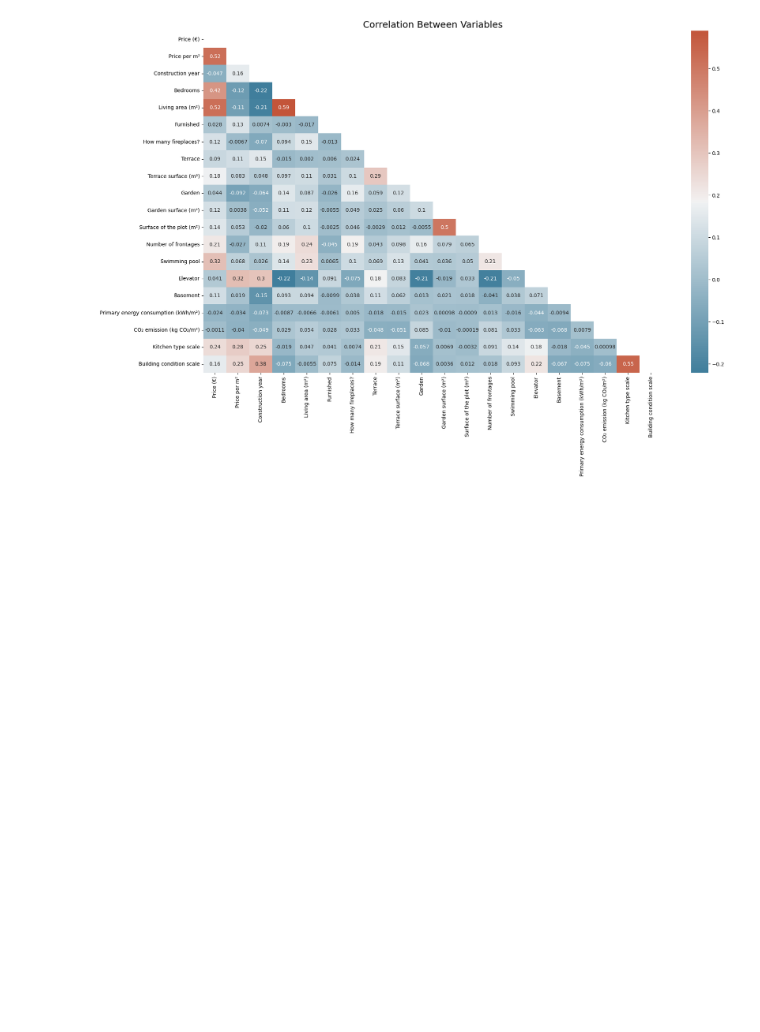
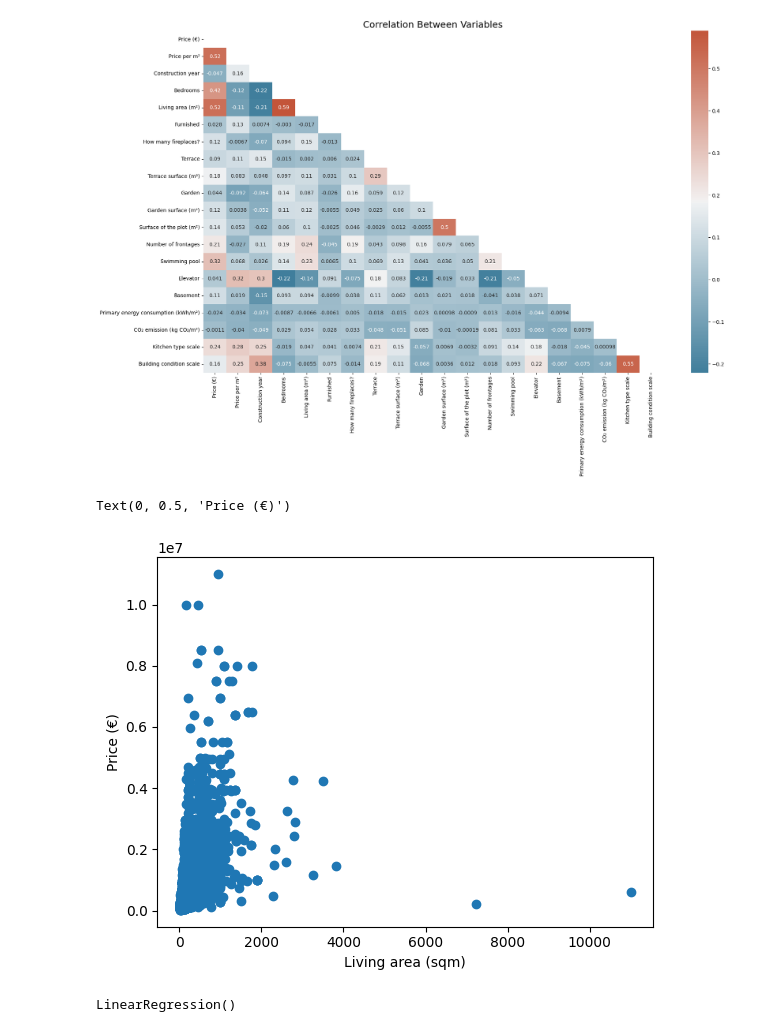
Before and after one commit to svstm/immo_eliza_regression, a Jupyter notebook: said.ipynb, the cells around one changed output. Cells and saved outputs as stored; diff of their text form; code cells hidden in the pictures; blank space fills up the shorter version.

```diff
--- a/said.ipynb
+++ b/said.ipynb
@@ -52,8 +73,10 @@ plt.title("Correlation Between Variables", fontsize=18)
 Text(0.5, 1.0, 'Correlation Between Variables')
 [figure]
 # %%
-X = df[['Bedrooms', 'Swimming pool']]
-# 'Living area (m²)']
-# 'Terrace surface (m²)', 'Garden surface (m²)', 'Swimming pool']]
+X_liv_area = df['Living area (m²)'].values
 
-y = df['Price (€)']
+X = df[['Living area (m²)', 'Swimming pool', 'Bedrooms',
+'Terrace surface (m²)', 'Garden surface (m²)']].values
+
+
+y = df['Price (€)'].values
@@ -63,0 +83,9 @@ y = df['Price (€)']
+# %%
+X_liv_area = X_liv_area.reshape(-1, 1)
+# %%
+plt.scatter(X_liv_area, y)
+plt.xlabel('Living area (sqm)')
+plt.ylabel('Price (€)')
+# %% [output]
+Text(0, 0.5, 'Price (€)')
+[figure, added]
@@ -63,0 +94,4 @@ y = df['Price (€)']
+# %%
+reg.fit(X_liv_area, y)
+# %% [output]
+LinearRegression()
```
Also changed, not shown: parts of 17 cells of this notebook.
